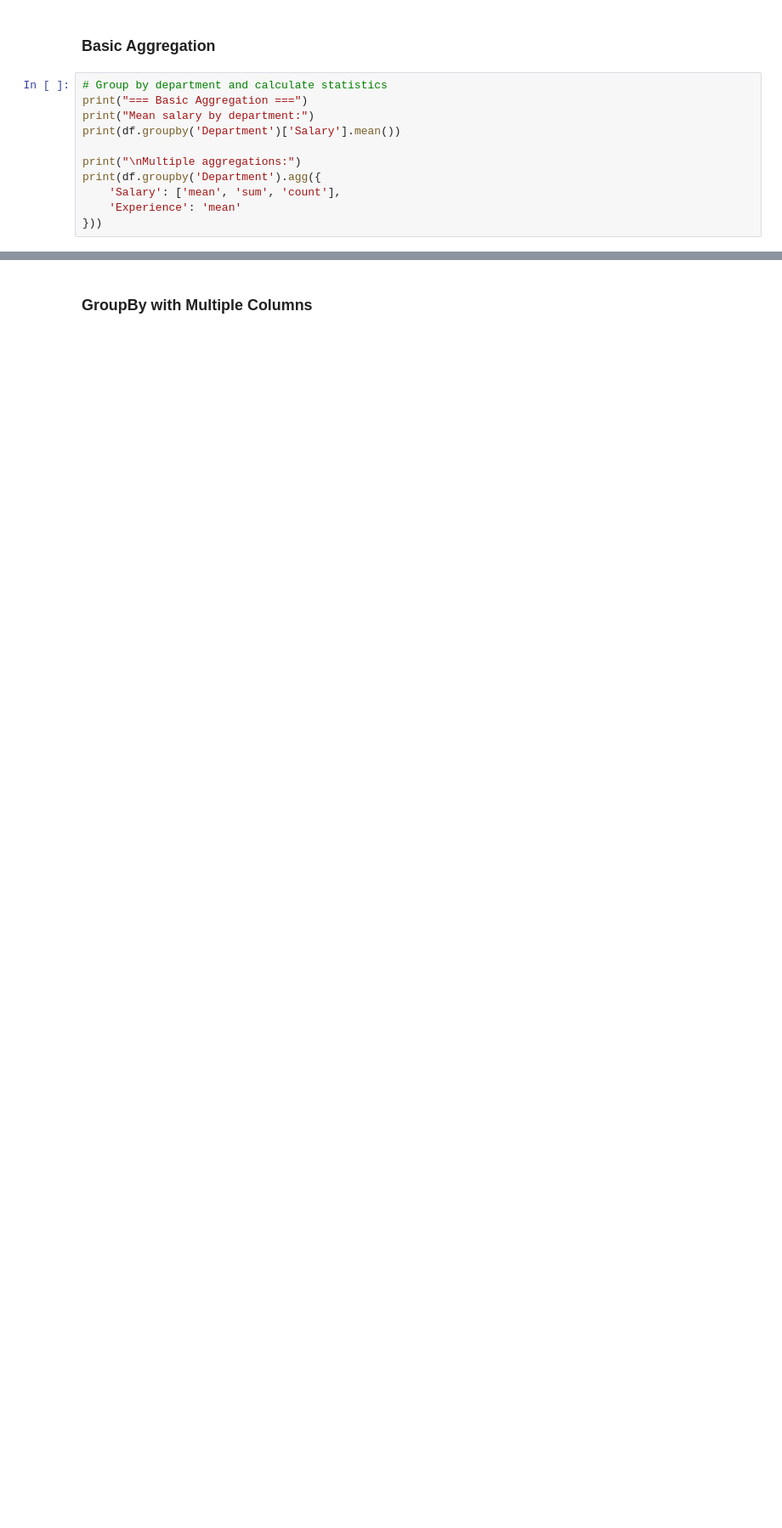
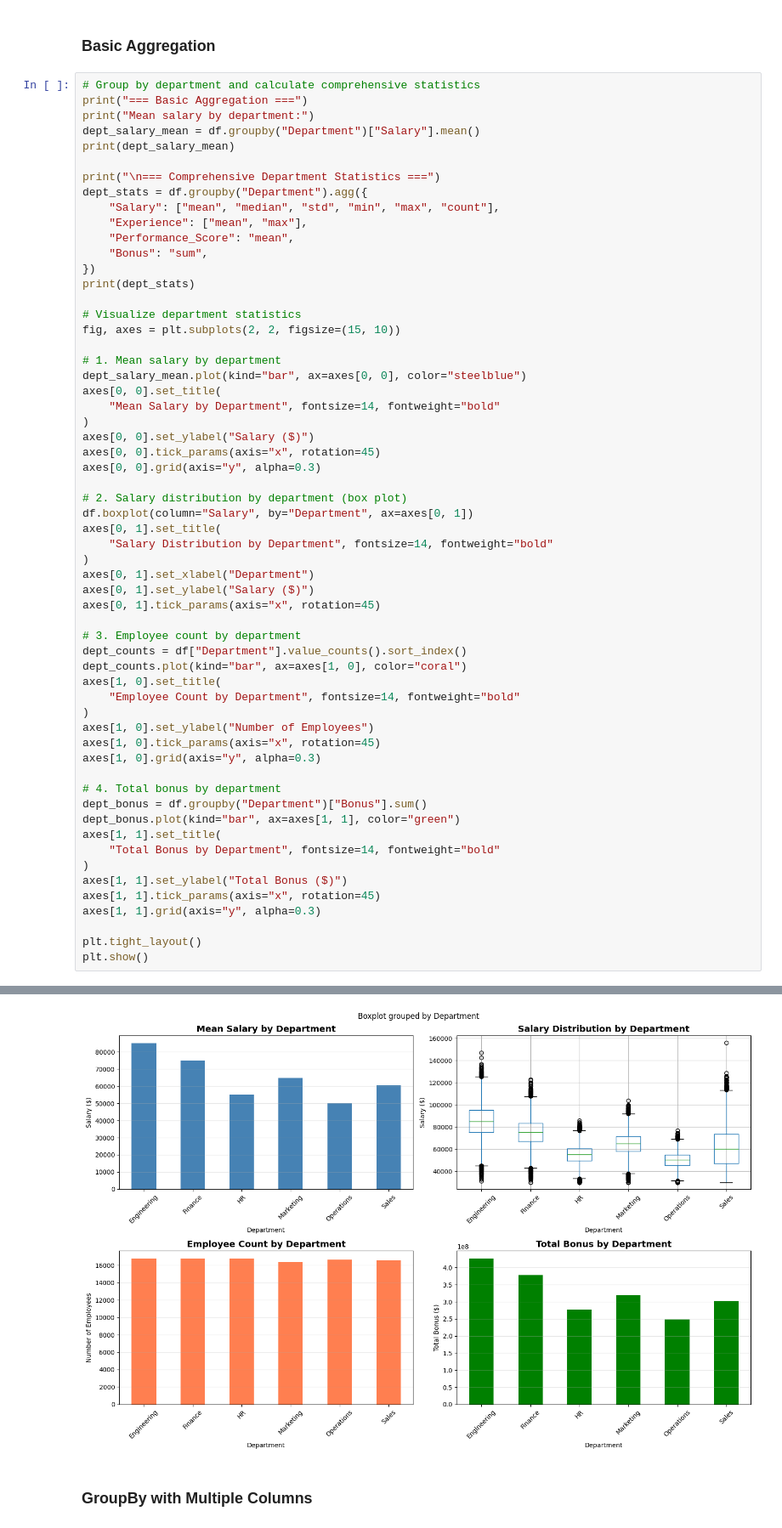
Before and after one commit to christopherseaman/datasci_217, a Jupyter notebook: 08/demo/demo1_groupby_operations.ipynb, the cells around one changed output, grey strips where cells are left out. Shown at 85% size. Cells and saved outputs as stored; diff of their text form; blank space fills up the shorter version.

```diff
--- a/08/demo/demo1_groupby_operations.ipynb
+++ b/08/demo/demo1_groupby_operations.ipynb
@@ -38,13 +128,62 @@ print(df)
 # %% [markdown]
 ### Basic Aggregation
 # %%
-# Group by department and calculate statistics
+# Group by department and calculate comprehensive statistics
 print("=== Basic Aggregation ===")
 print("Mean salary by department:")
-print(df.groupby('Department')['Salary'].mean())
+dept_salary_mean = df.groupby("Department")["Salary"].mean()
+print(dept_salary_mean)
 
-print("\nMultiple aggregations:")
-print(df.groupby('Department').agg({
-    'Salary': ['mean', 'sum', 'count'],
-    'Experience': 'mean'
-}))
+print("\n=== Comprehensive Department Statistics ===")
+dept_stats = df.groupby("Department").agg({
+    "Salary": ["mean", "median", "std", "min", "max", "count"],
+    "Experience": ["mean", "max"],
+    "Performance_Score": "mean",
+    "Bonus": "sum",
+})
+print(dept_stats)
+
+# Visualize department statistics
+fig, axes = plt.subplots(2, 2, figsize=(15, 10))
+
+# 1. Mean salary by department
+dept_salary_mean.plot(kind="bar", ax=axes[0, 0], color="steelblue")
+axes[0, 0].set_title(
+    "Mean Salary by Department", fontsize=14, fontweight="bold"
+)
+axes[0, 0].set_ylabel("Salary ($)")
+axes[0, 0].tick_params(axis="x", rotation=45)
+axes[0, 0].grid(axis="y", alpha=0.3)
+
+# 2. Salary distribution by department (box plot)
+df.boxplot(column="Salary", by="Department", ax=axes[0, 1])
+axes[0, 1].set_title(
+    "Salary Distribution by Department", fontsize=14, fontweight="bold"
+)
+axes[0, 1].set_xlabel("Department")
+axes[0, 1].set_ylabel("Salary ($)")
+axes[0, 1].tick_params(axis="x", rotation=45)
+
+# 3. Employee count by department
+dept_counts = df["Department"].value_counts().sort_index()
+dept_counts.plot(kind="bar", ax=axes[1, 0], color="coral")
+axes[1, 0].set_title(
+    "Employee Count by Department", fontsize=14, fontweight="bold"
+)
+axes[1, 0].set_ylabel("Number of Employees")
+axes[1, 0].tick_params(axis="x", rotation=45)
+axes[1, 0].grid(axis="y", alpha=0.3)
+
+# 4. Total bonus by department
+dept_bonus = df.groupby("Department")["Bonus"].sum()
+dept_bonus.plot(kind="bar", ax=axes[1, 1], color="green")
+axes[1, 1].set_title(
+    "Total Bonus by Department", fontsize=14, fontweight="bold"
+)
+axes[1, 1].set_ylabel("Total Bonus ($)")
+axes[1, 1].tick_params(axis="x", rotation=45)
+axes[1, 1].grid(axis="y", alpha=0.3)
+
+plt.tight_layout()
+plt.show()
+# %% [output]
@@ -51,3 +207,4 @@ print(df.groupby('Department').agg({
+[figure, added]
 # %% [markdown]
 ### GroupBy with Multiple Columns
 # %%
```
Also changed, not shown: parts of 10 cells of this notebook, 16 other files.
